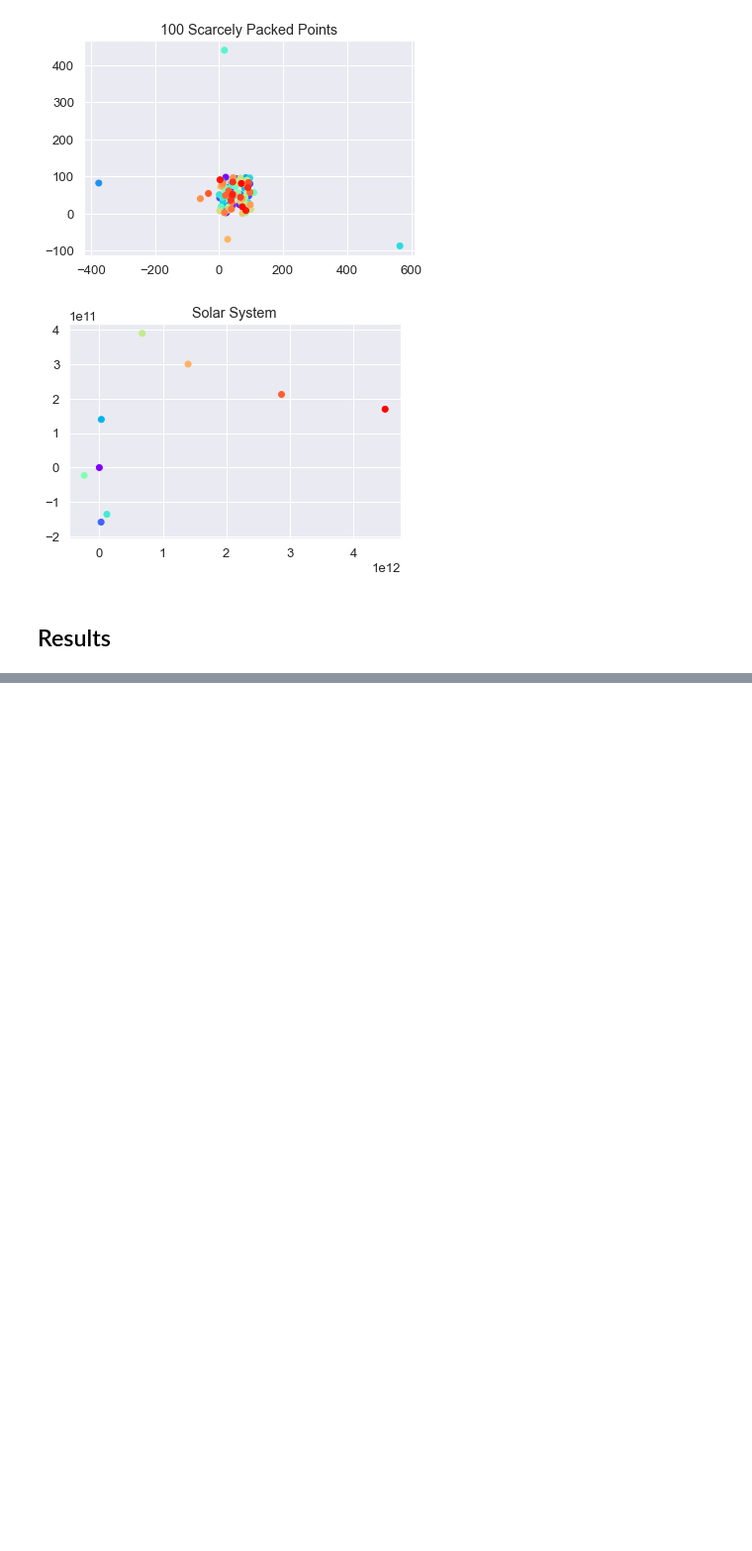
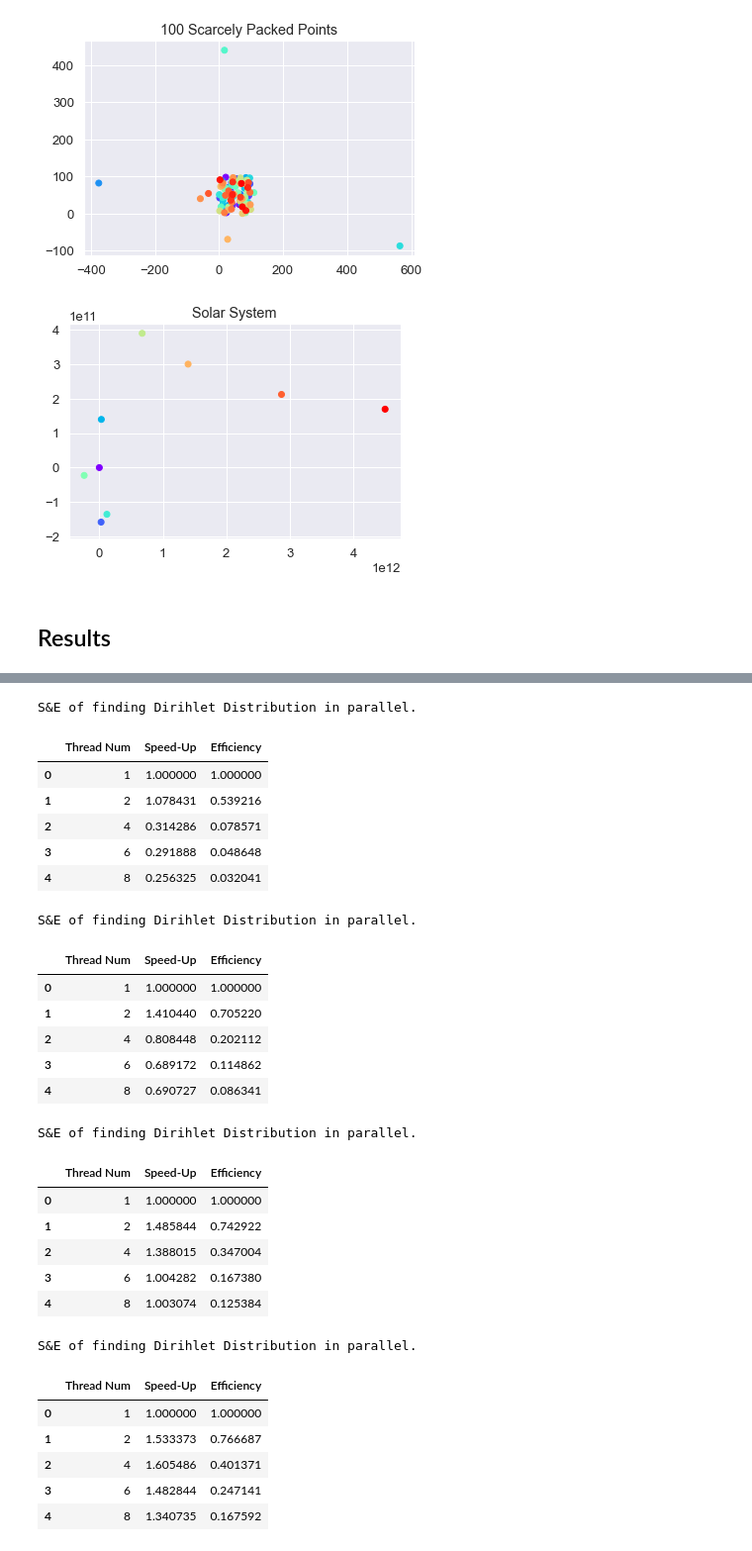
Before and after one commit to Raincwail/Differential-Equations-Solver, a Jupyter notebook: comparison.ipynb, the cells around one changed output, grey strips where cells are left out. Shown at 99% size. Drawn from its saved outputs; the diff is of its cells as text; code cells hidden in the pictures; blank space fills up the shorter version.

```diff
--- a/comparison.ipynb
+++ b/comparison.ipynb
@@ -260,0 +375,31 @@ animator_SS.animate()
+# %%
+Net100.printTimeAnalysis()
+# %% [output]
+S&E of finding Dirihlet Distribution in parallel.
+|  | Thread Num | Speed-Up | Efficiency |
+| 0 | 1 | 1.000000 | 1.000000 |
+| 1 | 2 | 1.078431 | 0.539216 |
+| 2 | 4 | 0.314286 | 0.078571 |
+| 3 | 6 | 0.291888 | 0.048648 |
+| 4 | 8 | 0.256325 | 0.032041 |
+S&E of finding Dirihlet Distribution in parallel.
+|  | Thread Num | Speed-Up | Efficiency |
+| 0 | 1 | 1.000000 | 1.000000 |
+| 1 | 2 | 1.410440 | 0.705220 |
+| 2 | 4 | 0.808448 | 0.202112 |
+| 3 | 6 | 0.689172 | 0.114862 |
+| 4 | 8 | 0.690727 | 0.086341 |
+S&E of finding Dirihlet Distribution in parallel.
+|  | Thread Num | Speed-Up | Efficiency |
+| 0 | 1 | 1.000000 | 1.000000 |
+| 1 | 2 | 1.485844 | 0.742922 |
+| 2 | 4 | 1.388015 | 0.347004 |
+| 3 | 6 | 1.004282 | 0.167380 |
+| 4 | 8 | 1.003074 | 0.125384 |
+S&E of finding Dirihlet Distribution in parallel.
+|  | Thread Num | Speed-Up | Efficiency |
+| 0 | 1 | 1.000000 | 1.000000 |
+| 1 | 2 | 1.533373 | 0.766687 |
+| 2 | 4 | 1.605486 | 0.401371 |
+| 3 | 6 | 1.482844 | 0.247141 |
+| 4 | 8 | 1.340735 | 0.167592 |
```
Also changed, not shown: parts of 9 cells of this notebook, 26 other files.
